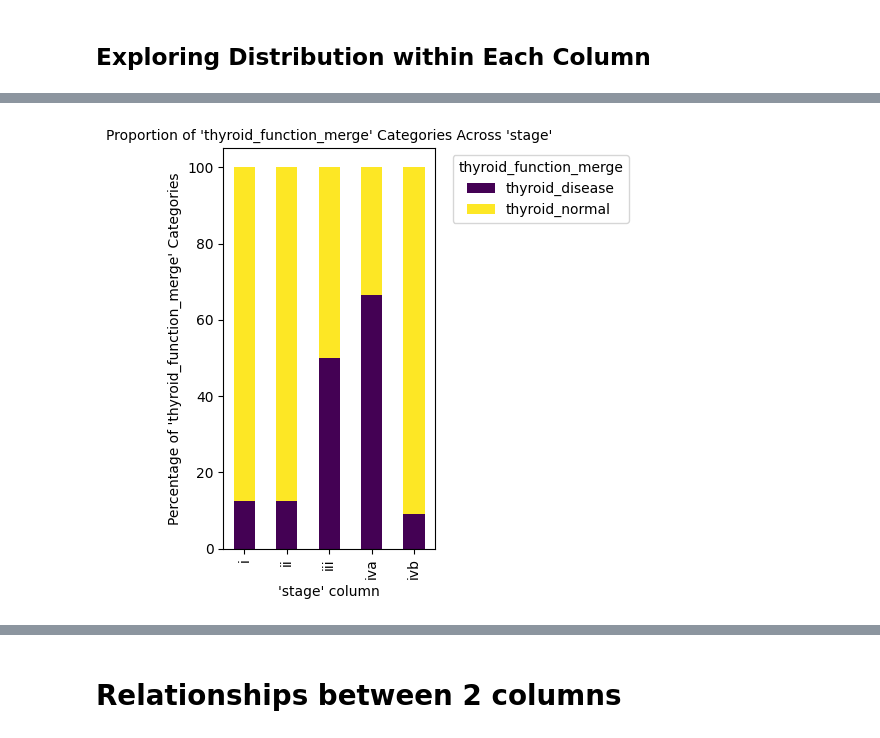
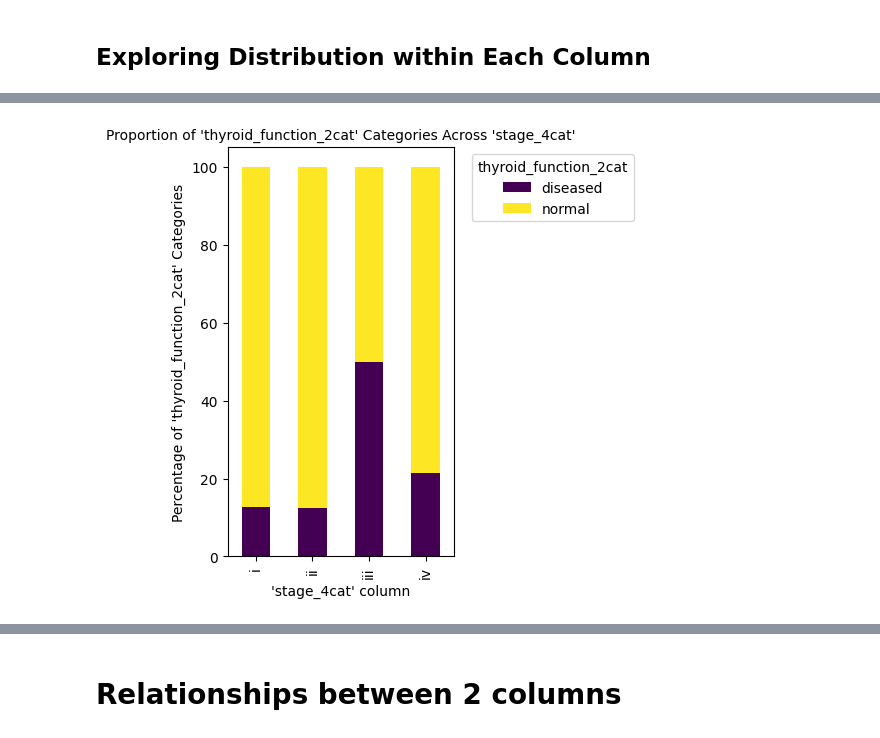
Before and after one commit to madmaxtoastflytiger/CaptStone2-Thyroid-Disease, a Jupyter notebook: 3_ThyroidDisease_EDA.ipynb, the cells around one changed output, grey strips where cells are left out. Cells and saved outputs as stored; diff of their text form; code cells hidden in the pictures.

```diff
--- a/3_ThyroidDisease_EDA.ipynb
+++ b/3_ThyroidDisease_EDA.ipynb
@@ -253,6 +227,4 @@ MyCustDataSciLib.quick_stacked_bar_graph (df,'thyroid_function_merge', 'recurren
-# %%
-MyCustDataSciLib.quick_stacked_bar_graph (df,'thyroid_function_merge', 'stage')
-
-# in feature engineering can fuse these data together
-# %% [output]
-[figure, removed]
+# %%
+MyCustDataSciLib.quick_stacked_bar_graph (df,'thyroid_function_2cat', 'stage_4cat')
+# %% [output]
+[figure, added]
```
Also changed, not shown: parts of 19 cells of this notebook, 2 other files.
